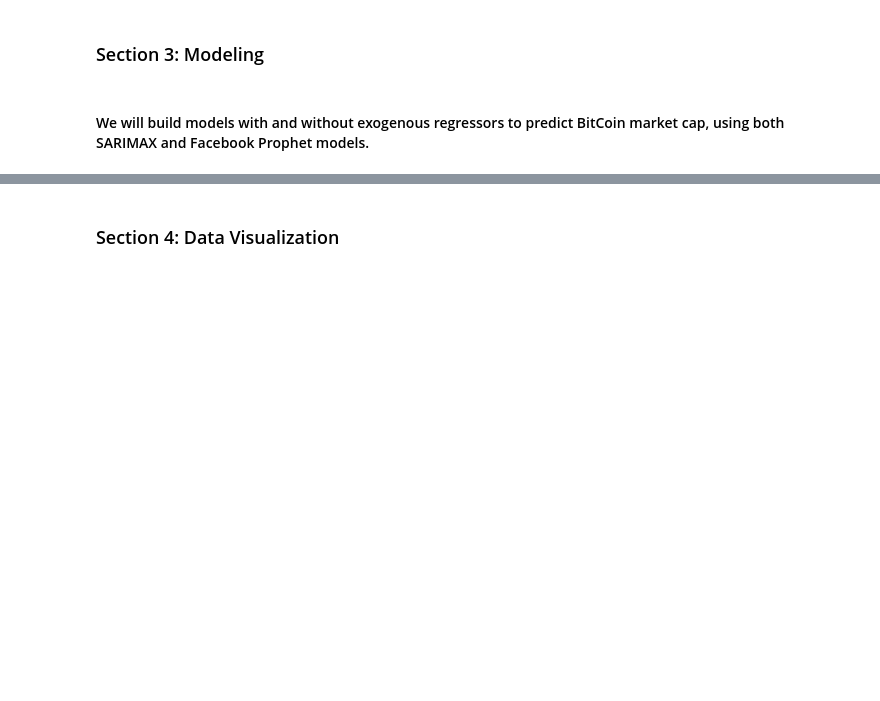
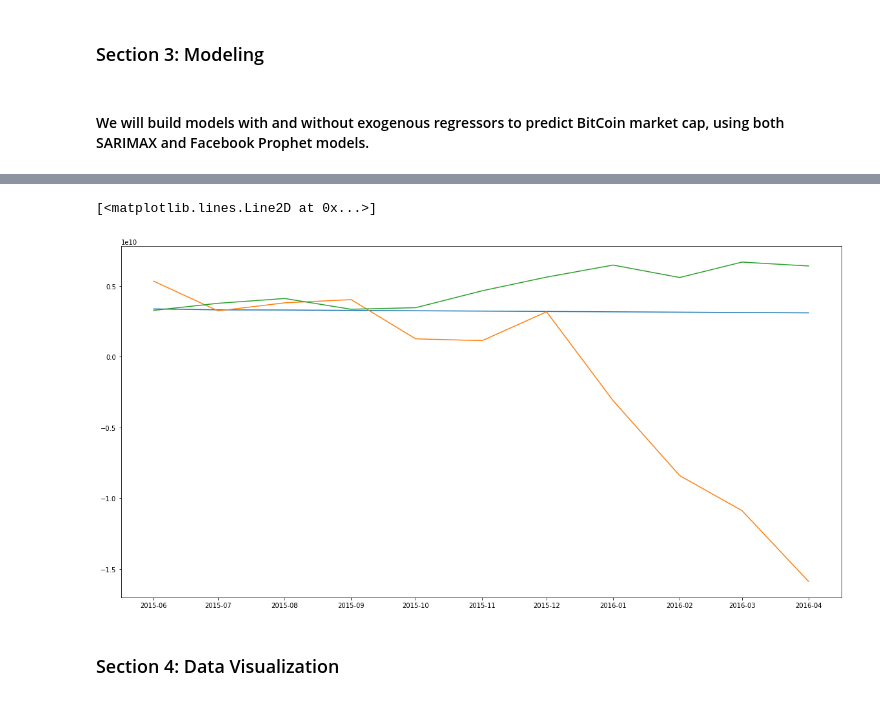
Before and after one commit to bakitybacon/cryptoeconomics, a Jupyter notebook: 340termproject.ipynb, the cells around one changed output, grey strips where cells are left out. Saved outputs shown, nothing was run; the diff lists cells and outputs as text; code cells hidden in the pictures; blank space fills up the shorter version.

```diff
--- a/340termproject.ipynb
+++ b/340termproject.ipynb
@@ -163,2 +255,25 @@ combined.plot(x='date',y='UY.ENDE_XDC_USD_RATE', ax=ax4, title="Exchange Rate to
+# %%
+no_exog_sari = SARIMAX(cryptoecon_train['marketcap(USD)'],order=(2,2,0))
+no_exog_sarim = no_exog_sari.fit()
+
+#creating exogenous variables: just drop date and marketcap from training data and convert to array
+exog = cryptoecon_train.drop(['marketcap(USD)','date','ds','y'], axis=1).values.astype(float)
+
+all_exog_sari = SARIMAX(cryptoecon_train['marketcap(USD)'], exog, order=(2,2,0))
+all_exog_sarim = all_exog_sari.fit()
+# %%
+exog = cryptoecon_test.drop(['marketcap(USD)','date','ds','y'], axis=1).values.astype(float)
+
+sarim_no_predix = no_exog_sarim.get_forecast(11).predicted_mean
+sarim_all_predix = all_exog_sarim.get_forecast(11, exog=exog).predicted_mean
+
+cryptoecon_test['date'].values
+
+plt.plot(cryptoecon_test['date'].values,sarim_no_predix)
+plt.plot(cryptoecon_test['date'].values,sarim_all_predix)
+plt.plot(cryptoecon_test['date'].values,cryptoecon_test['marketcap(USD)'].values)
+# %% [output]
+[<matplotlib.lines.Line2D at 0x...>]
+[figure, added]
 # %% [markdown]
 ### Section 4: Data Visualization
```
Also changed, not shown: parts of 10 cells of this notebook.
